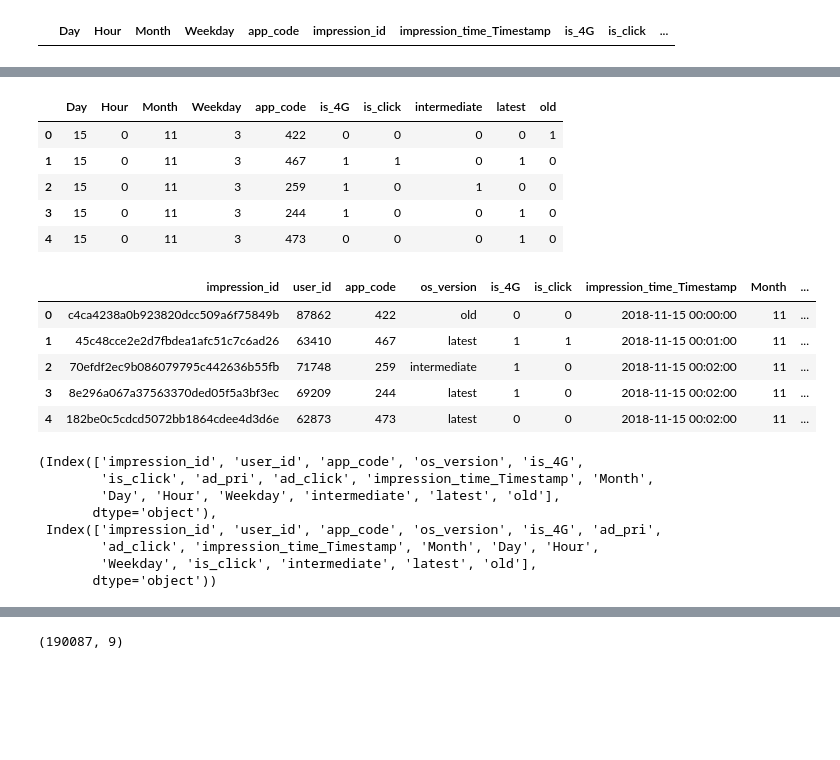
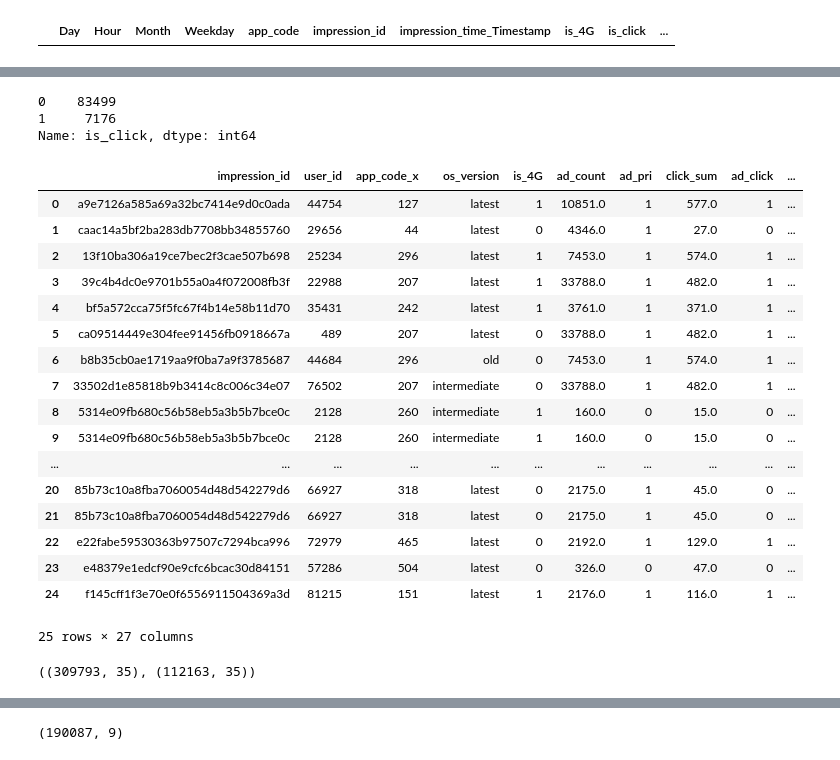
Before and after one commit to snchit/WNS-Analytics-Wizard-2019, a Jupyter notebook: LGBM.ipynb, the cells around one changed output, grey strips where cells are left out. Cells and saved outputs as stored; diff of their text form; code cells hidden in the pictures; blank space fills up the shorter version.

```diff
--- a/LGBM.ipynb
+++ b/LGBM.ipynb
@@ -620,0 +801,8 @@ test['ad_click'].isnull().sum()
+# %%
+test['user_time_counts_std'].fillna(0, inplace=True)
+# %%
+test['user_time_counts_skew'].fillna(0, inplace=True)
+# %%
+test=test.fillna(0)
+# %%
+ test.drop_duplicates(subset=None, keep='first', inplace=False)
@@ -637,12 +843,3 @@ print(test.shape)
 # %%
 # Droping loan_id, dates & other categorical variables
 df1 = df.drop(['impression_id','impression_time_Timestamp','os_version','user_id'],axis=1)
-# %%
-df1.head()
-# %% [output]
-|  | Day | Hour | Month | Weekday | app_code | is_4G | is_click | intermediate | latest | old |
-| 0 | 15 | 0 | 11 | 3 | 422 | 0 | 0 | 0 | 0 | 1 |
-| 1 | 15 | 0 | 11 | 3 | 467 | 1 | 1 | 0 | 1 | 0 |
-| 2 | 15 | 0 | 11 | 3 | 259 | 1 | 0 | 1 | 0 | 0 |
-| 3 | 15 | 0 | 11 | 3 | 244 | 1 | 0 | 0 | 1 | 0 |
-| 4 | 15 | 0 | 11 | 3 | 473 | 0 | 0 | 0 | 1 | 0 |
@@ -649,28 +848,39 @@ df1.head()
+# %%
+sam['is_click'].value_counts()
+# %% [output]
+0    83499
+1     7176
+Name: is_click, dtype: int64
 # %%
 cols=['Day', 'Hour', 'Month', 'Weekday', 'app_code', 'is_4G','intermediate', 'is_click','latest', 'old']
-# %%
-train.head()
-# %% [output]
-|  | impression_id | user_id | app_code | os_version | is_4G | is_click | impression_time_Timestamp | Month | ... |
-| 0 | c4ca4238a0b923820dcc509a6f75849b | 87862 | 422 | old | 0 | 0 | 2018-11-15 00:00:00 | 11 | ... |
-| 1 | 45c48cce2e2d7fbdea1afc51c7c6ad26 | 63410 | 467 | latest | 1 | 1 | 2018-11-15 00:01:00 | 11 | ... |
-| 2 | 70efdf2ec9b086079795c442636b55fb | 71748 | 259 | intermediate | 1 | 0 | 2018-11-15 00:02:00 | 11 | ... |
-| 3 | 8e296a067a37563370ded05f5a3bf3ec | 69209 | 244 | latest | 1 | 0 | 2018-11-15 00:02:00 | 11 | ... |
-| 4 | 182be0c5cdcd5072bb1864cdee4d3d6e | 62873 | 473 | latest | 0 | 0 | 2018-11-15 00:02:00 | 11 | ... |
+# %%
+test.head(25)
+# %% [output]
+|  | impression_id | user_id | app_code_x | os_version | is_4G | ad_count | ad_pri | click_sum | ad_click | ... |
+| 0 | a9e7126a585a69a32bc7414e9d0c0ada | 44754 | 127 | latest | 1 | 10851.0 | 1 | 577.0 | 1 | ... |
+| 1 | caac14a5bf2ba283db7708bb34855760 | 29656 | 44 | latest | 0 | 4346.0 | 1 | 27.0 | 0 | ... |
+| 2 | 13f10ba306a19ce7bec2f3cae507b698 | 25234 | 296 | latest | 1 | 7453.0 | 1 | 574.0 | 1 | ... |
+| 3 | 39c4b4dc0e9701b55a0a4f072008fb3f | 22988 | 207 | latest | 1 | 33788.0 | 1 | 482.0 | 1 | ... |
+| 4 | bf5a572cca75f5fc67f4b14e58b11d70 | 35431 | 242 | latest | 1 | 3761.0 | 1 | 371.0 | 1 | ... |
+| 5 | ca09514449e304fee91456fb0918667a | 489 | 207 | latest | 0 | 33788.0 | 1 | 482.0 | 1 | ... |
+| 6 | b8b35cb0ae1719aa9f0ba7a9f3785687 | 44684 | 296 | old | 0 | 7453.0 | 1 | 574.0 | 1 | ... |
+| 7 | 33502d1e85818b9b3414c8c006c34e07 | 76502 | 207 | intermediate | 0 | 33788.0 | 1 | 482.0 | 1 | ... |
+| 8 | 5314e09fb680c56b58eb5a3b5b7bce0c | 2128 | 260 | intermediate | 1 | 160.0 | 0 | 15.0 | 0 | ... |
+| 9 | 5314e09fb680c56b58eb5a3b5b7bce0c | 2128 | 260 | intermediate | 1 | 160.0 | 0 | 15.0 | 0 | ... |
+| ... | ... | ... | ... | ... | ... | ... | ... | ... | ... | ... |
+| 20 | 85b73c10a8fba7060054d48d542279d6 | 66927 | 318 | latest | 0 | 2175.0 | 1 | 45.0 | 0 | ... |
+| 21 | 85b73c10a8fba7060054d48d542279d6 | 66927 | 318 | latest | 0 | 2175.0 | 1 | 45.0 | 0 | ... |
+| 22 | e22fabe59530363b97507c7294bca996 | 72979 | 465 | latest | 0 | 2192.0 | 1 | 129.0 | 1 | ... |
+| 23 | e48379e1edcf90e9cfc6bcac30d84151 | 57286 | 504 | latest | 0 | 326.0 | 0 | 47.0 | 0 | ... |
+| 24 | f145cff1f3e70e0f6556911504369a3d | 81215 | 151 | latest | 1 | 2176.0 | 1 | 116.0 | 1 | ... |
+25 rows × 27 columns
 # %%
 train = df1.iloc[:237609,:][cols]
 test = df1.iloc[237609:,:][cols]
 # %%
-train.columns,test.columns
+train.shape,test.shape
 # %% [output]
-(Index(['impression_id', 'user_id', 'app_code', 'os_version', 'is_4G',
-        'is_click', 'ad_pri', 'ad_click', 'impression_time_Timestamp', 'Month',
-        'Day', 'Hour', 'Weekday', 'intermediate', 'latest', 'old'],
-       dtype='object'),
- Index(['impression_id', 'user_id', 'app_code', 'os_version', 'is_4G', 'ad_pri',
-        'ad_click', 'impression_time_Timestamp', 'Month', 'Day', 'Hour',
-        'Weekday', 'is_click', 'intermediate', 'latest', 'old'],
-       dtype='object'))
+((309793, 35), (112163, 35))
 # %%
 
 from sklearn.preprocessing import MinMaxScaler
```
Also changed, not shown: parts of 74 cells of this notebook.
